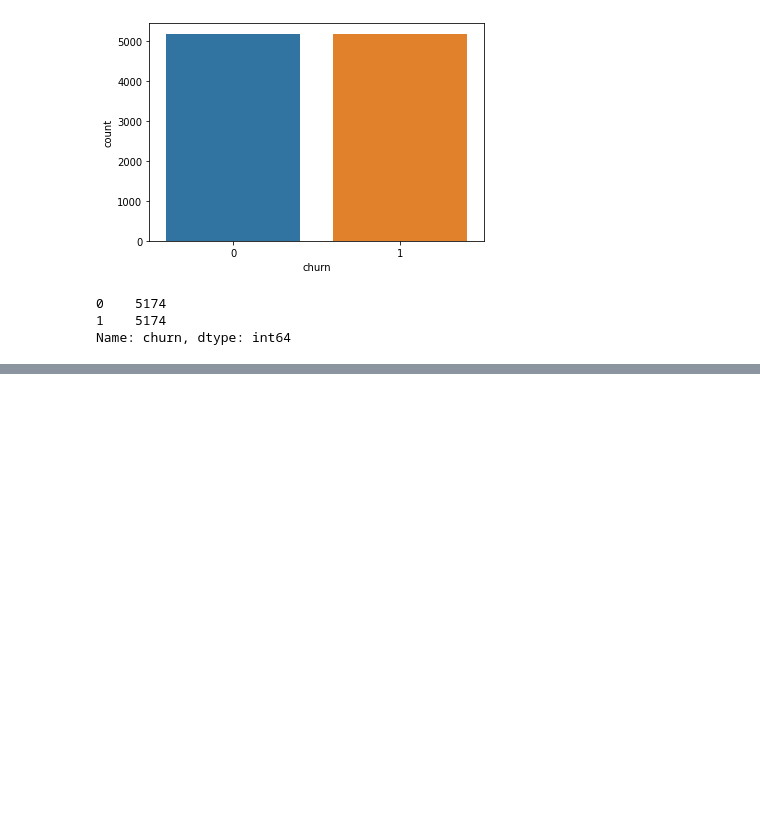
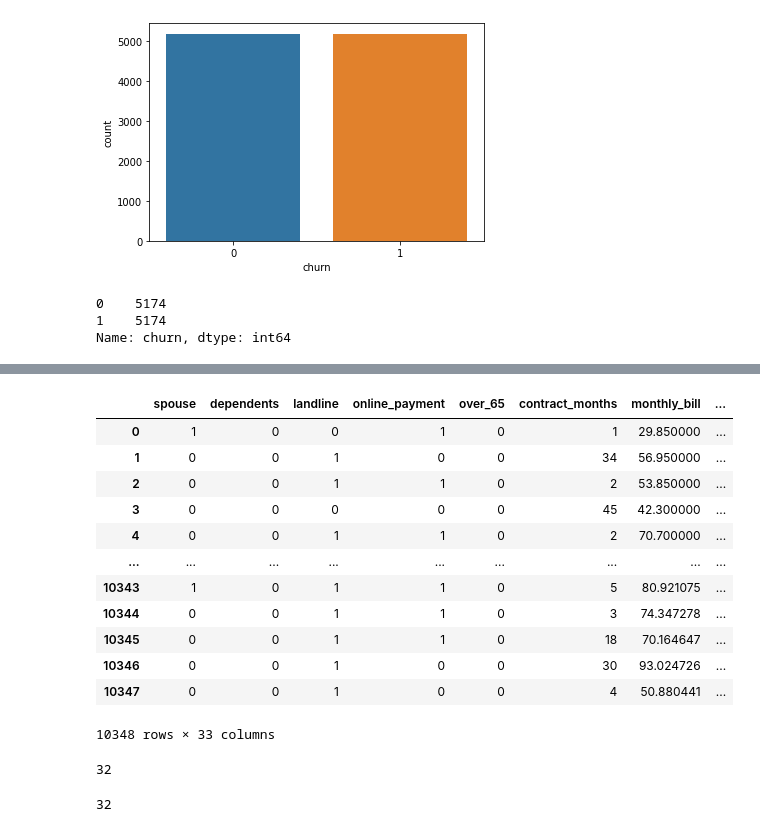
Before and after one commit to vazaee/ml-classification, a Jupyter notebook: ml_project.ipynb, the cells around one changed output, grey strips where cells are left out. Drawn from its saved outputs; the diff is of its cells as text; code cells hidden in the pictures; blank space fills up the shorter version.

```diff
--- a/ml_project.ipynb
+++ b/ml_project.ipynb
@@ -211,0 +247,24 @@ Name: churn, dtype: int64
+# %%
+final_data
+# %% [output]
+|  | spouse | dependents | landline | online_payment | over_65 | contract_months | monthly_bill | ... |
+| 0 | 1 | 0 | 0 | 1 | 0 | 1 | 29.850000 | ... |
+| 1 | 0 | 0 | 1 | 0 | 0 | 34 | 56.950000 | ... |
+| 2 | 0 | 0 | 1 | 1 | 0 | 2 | 53.850000 | ... |
+| 3 | 0 | 0 | 0 | 0 | 0 | 45 | 42.300000 | ... |
+| 4 | 0 | 0 | 1 | 1 | 0 | 2 | 70.700000 | ... |
+| ... | ... | ... | ... | ... | ... | ... | ... | ... |
+| 10343 | 1 | 0 | 1 | 1 | 0 | 5 | 80.921075 | ... |
+| 10344 | 0 | 0 | 1 | 1 | 0 | 3 | 74.347278 | ... |
+| 10345 | 0 | 0 | 1 | 1 | 0 | 18 | 70.164647 | ... |
+| 10346 | 0 | 0 | 1 | 0 | 0 | 30 | 93.024726 | ... |
+| 10347 | 0 | 0 | 1 | 0 | 0 | 4 | 50.880441 | ... |
+10348 rows × 33 columns
+# %%
+len(X_maria[0])
+# %% [output]
+32
+# %%
+len(X.columns)
+# %% [output]
+32
```
Also changed, not shown: parts of 20 cells of this notebook.
